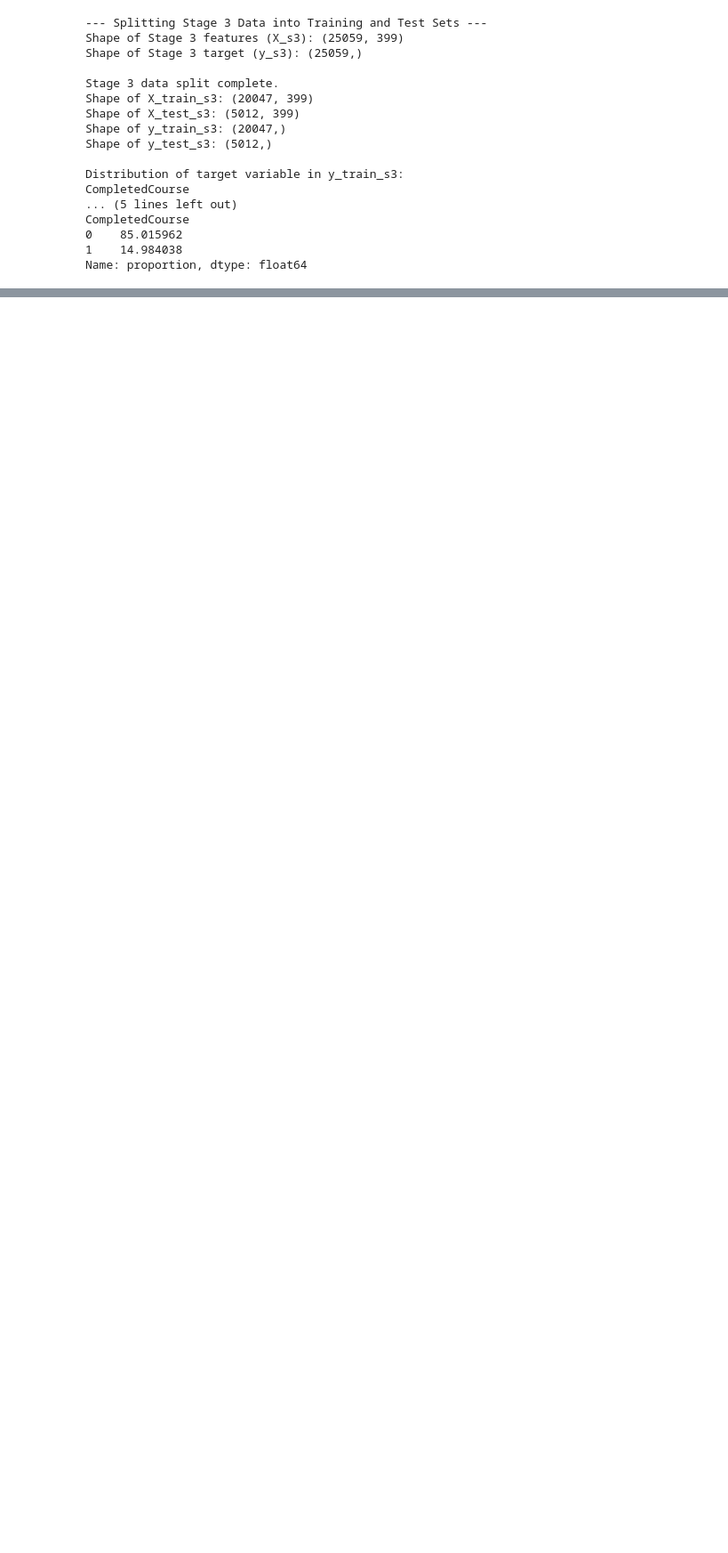
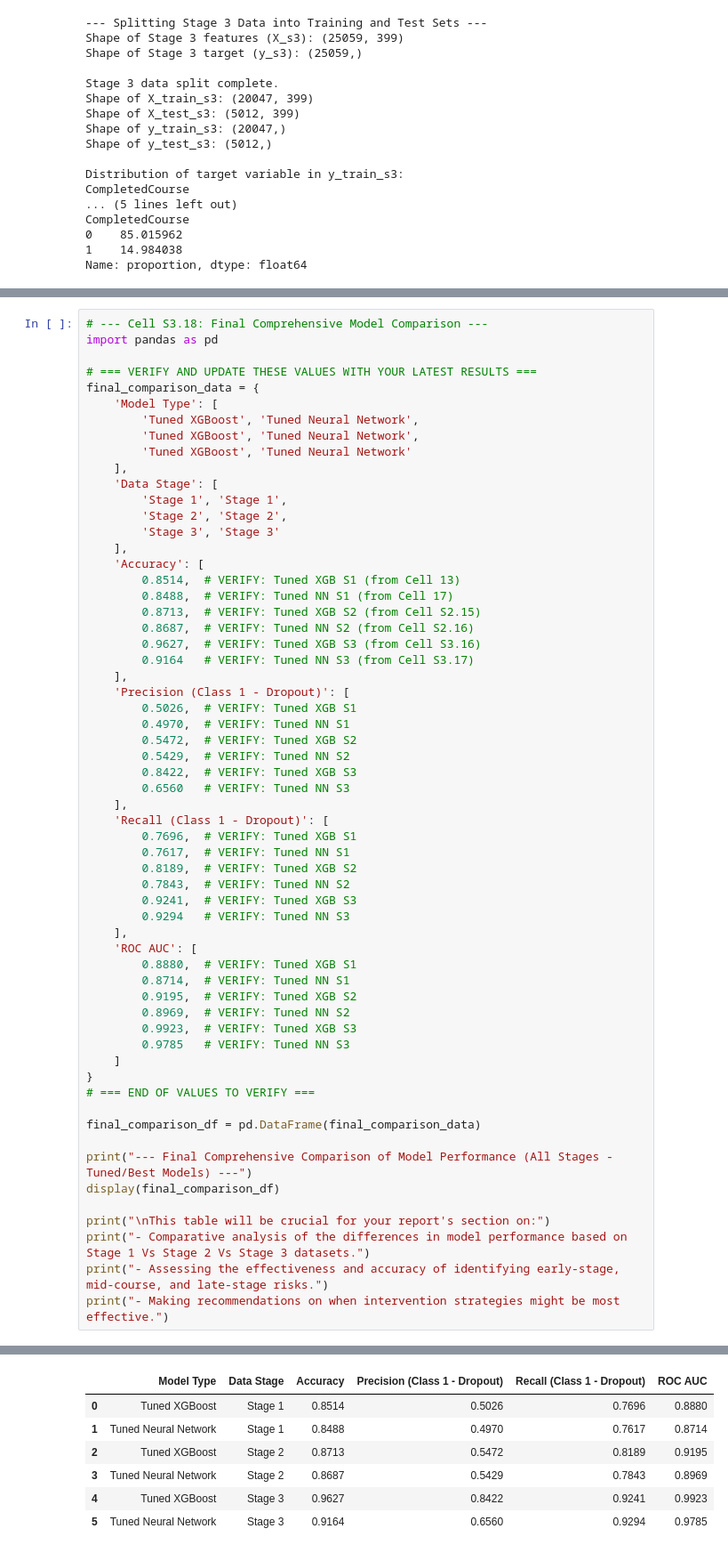
Before and after one commit to ebolofis/Data-Science-Machine-Learning, a Jupyter notebook: CAM_DS_C201_Mini_project_6_3_P3_24_.ipynb, the cells around one changed output, grey strips where cells are left out. Shown at 89% size. Cells and saved outputs as stored; diff of their text form; blank space fills up the shorter version.

```diff
--- a/CAM_DS_C201_Mini_project_6_3_P3_24_.ipynb
+++ b/CAM_DS_C201_Mini_project_6_3_P3_24_.ipynb
@@ -3561,0 +4319,61 @@ By submitting your project, you indicate that the work is your own and has been
+# %%
+# --- Cell S3.18: Final Comprehensive Model Comparison ---
+import pandas as pd
+
+# === VERIFY AND UPDATE THESE VALUES WITH YOUR LATEST RESULTS ===
+final_comparison_data = {
+    'Model Type': [
+        'Tuned XGBoost', 'Tuned Neural Network',
+        'Tuned XGBoost', 'Tuned Neural Network',
+        'Tuned XGBoost', 'Tuned Neural Network'
+    ],
+    'Data Stage': [
+        'Stage 1', 'Stage 1',
+        'Stage 2', 'Stage 2',
+        'Stage 3', 'Stage 3'
+    ],
+    'Accuracy': [
+        0.8514,  # VERIFY: Tuned XGB S1 (from Cell 13)
+        0.8488,  # VERIFY: Tuned NN S1 (from Cell 17)
+        0.8713,  # VERIFY: Tuned XGB S2 (from Cell S2.15)
+        0.8687,  # VERIFY: Tuned NN S2 (from Cell S2.16)
+        0.9627,  # VERIFY: Tuned XGB S3 (from Cell S3.16)
+        0.9164   # VERIFY: Tuned NN S3 (from Cell S3.17)
+    ],
+    'Precision (Class 1 - Dropout)': [
+        0.5026,  # VERIFY: Tuned XGB S1
+        0.4970,  # VERIFY: Tuned NN S1
+        0.5472,  # VERIFY: Tuned XGB S2
+        0.5429,  # VERIFY: Tuned NN S2
+        0.8422,  # VERIFY: Tuned XGB S3
+        0.6560   # VERIFY: Tuned NN S3
+    ],
+    'Recall (Class 1 - Dropout)': [
+        0.7696,  # VERIFY: Tuned XGB S1
+        0.7617,  # VERIFY: Tuned NN S1
+        0.8189,  # VERIFY: Tuned XGB S2
+        0.7843,  # VERIFY: Tuned NN S2
+        0.9241,  # VERIFY: Tuned XGB S3
+        0.9294   # VERIFY: Tuned NN S3
+    ],
+    'ROC AUC': [
+        0.8880,  # VERIFY: Tuned XGB S1
+        0.8714,  # VERIFY: Tuned NN S1
+        0.9195,  # VERIFY: Tuned XGB S2
+        0.8969,  # VERIFY: Tuned NN S2
+        0.9923,  # VERIFY: Tuned XGB S3
+        0.9785   # VERIFY: Tuned NN S3
+    ]
+}
+# === END OF VALUES TO VERIFY ===
+
+final_comparison_df = pd.DataFrame(final_comparison_data)
+
+print("--- Final Comprehensive Comparison of Model Performance (All Stages - Tuned/Best Models) ---")
+display(final_comparison_df)
+
+print("\nThis table will be crucial for your report's section on:")
+print("- Comparative analysis of the differences in model performance based on Stage 1 Vs Stage 2 Vs Stage 3 datasets.")
+print("- Assessing the effectiveness and accuracy of identifying early-stage, mid-course, and late-stage risks.")
+print("- Making recommendations on when intervention strategies might be most effective.")
+# %% [output]
@@ -3561,0 +4381,7 @@ By submitting your project, you indicate that the work is your own and has been
+|  | Model Type | Data Stage | Accuracy | Precision (Class 1 - Dropout) | Recall (Class 1 - Dropout) | ROC AUC |
+| 0 | Tuned XGBoost | Stage 1 | 0.8514 | 0.5026 | 0.7696 | 0.8880 |
+| 1 | Tuned Neural Network | Stage 1 | 0.8488 | 0.4970 | 0.7617 | 0.8714 |
+| 2 | Tuned XGBoost | Stage 2 | 0.8713 | 0.5472 | 0.8189 | 0.9195 |
+| 3 | Tuned Neural Network | Stage 2 | 0.8687 | 0.5429 | 0.7843 | 0.8969 |
+| 4 | Tuned XGBoost | Stage 3 | 0.9627 | 0.8422 | 0.9241 | 0.9923 |
+| 5 | Tuned Neural Network | Stage 3 | 0.9164 | 0.6560 | 0.9294 | 0.9785 |
```
Also changed, not shown: parts of 37 cells of this notebook.
